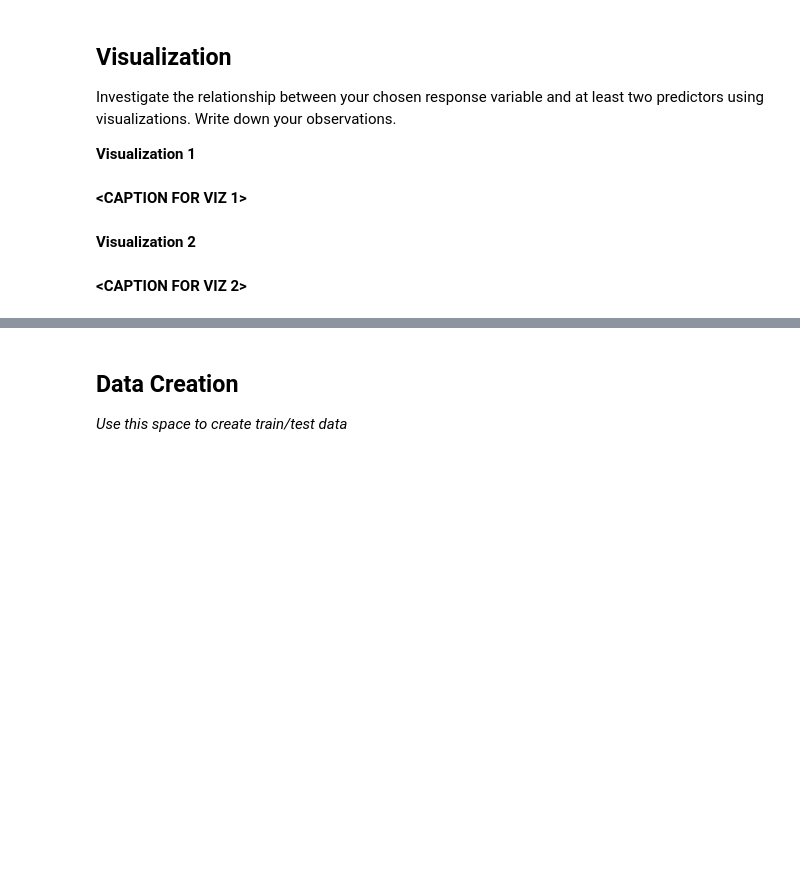
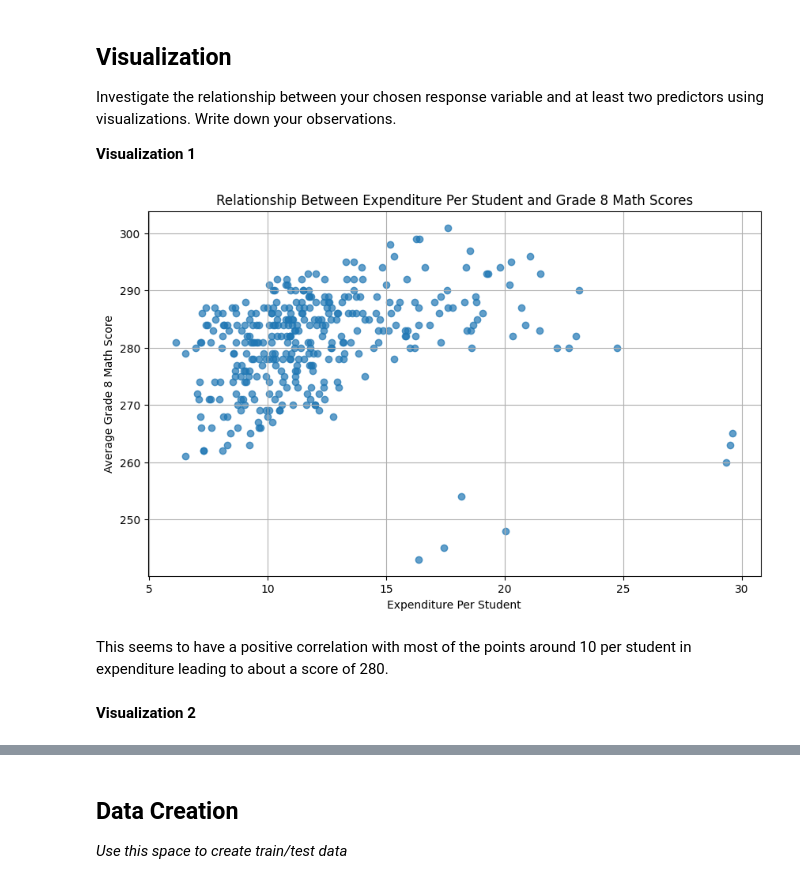
Before and after one commit to shlok-kin/MDST-Tutorial, a Jupyter notebook: tutorial1/checkpoint1.ipynb, the cells around one changed output, grey strips where cells are left out. Drawn from its saved outputs; the diff is of its cells as text; code cells hidden in the pictures; blank space fills up the shorter version.

```diff
--- a/tutorial1/checkpoint1.ipynb
+++ b/tutorial1/checkpoint1.ipynb
@@ -147,0 +144,10 @@ Feature engineering justification: **<BRIEFLY DESCRIBE WHY YOU MADE THE CHANGES
+# %%
+# @@@ 5
+# Create a new feature: expenditure_per_student
+data['EXPENDITURE_PER_STUDENT'] = data['TOTAL_EXPENDITURE'] / data['ENROLL']
+
+# Create another feature: revenue_per_student
+data['REVENUE_PER_STUDENT'] = data['TOTAL_REVENUE'] / data['ENROLL']
+
+# Display the first few rows to verify the new features
+data[['STATE', 'YEAR', 'EXPENDITURE_PER_STUDENT', 'REVENUE_PER_STUDENT']].head()
@@ -156,4 +169,16 @@ Investigate the relationship between your chosen response variable and at least
-# %% [markdown]
-**<CAPTION FOR VIZ 1>**
+# %%
+# @@@ 6
+# Investigate the relationship between AVG_MATH_8_SCORE and EXPENDITURE_PER_STUDENT
+plt.figure(figsize=(10, 6))
+plt.scatter(data['EXPENDITURE_PER_STUDENT'], data['AVG_MATH_8_SCORE'], alpha=0.7)
+plt.title('Relationship Between Expenditure Per Student and Grade 8 Math Scores')
+plt.xlabel('Expenditure Per Student')
+plt.ylabel('Average Grade 8 Math Score')
+plt.grid(True)
+plt.show()
+# %% [output]
+[figure, added]
+# %% [markdown]
+This seems to have a positive correlation with most of the points around 10 per student in expenditure leading to about a score of 280.
 # %% [markdown]
 **Visualization 2**
@@ -162,2 +184,0 @@ Investigate the relationship between your chosen response variable and at least
-# %% [markdown]
-**<CAPTION FOR VIZ 2>**
```
Also changed, not shown: parts of 17 cells of this notebook.
